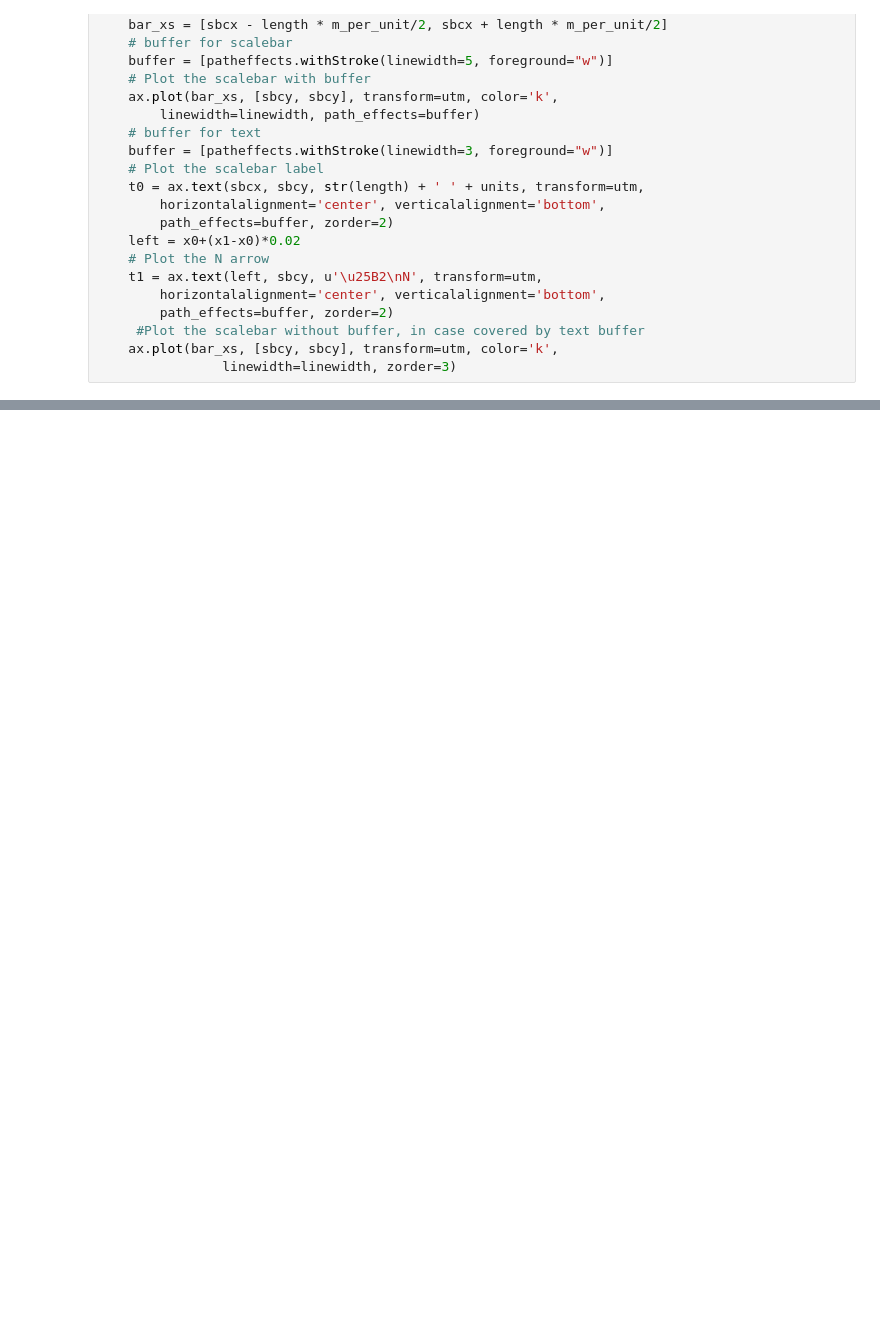
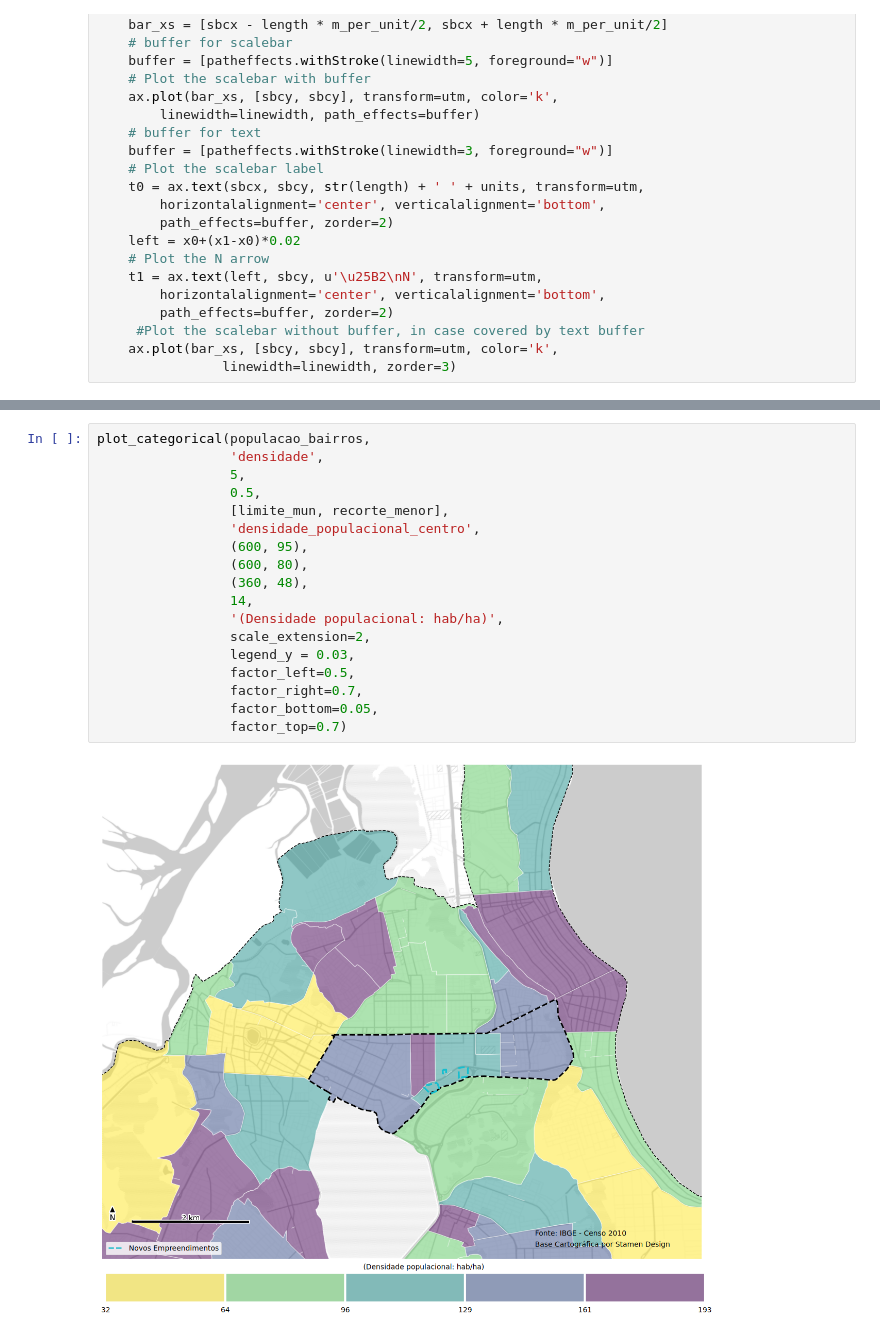
Before and after one commit to fc-anjos/cartografia-joao-pessoa, a Jupyter notebook: POPULACAO_NEW.ipynb, the cells around one changed output, grey strips where cells are left out. Saved outputs shown, nothing was run; the diff lists cells and outputs as text; blank space fills up the shorter version.

```diff
--- a/POPULACAO_NEW.ipynb
+++ b/POPULACAO_NEW.ipynb
@@ -208,0 +262,20 @@ plt.show()
+# %%
+plot_categorical(populacao_bairros,
+                 'densidade',
+                 5,
+                 0.5,
+                 [limite_mun, recorte_menor],
+                 'densidade_populacional_centro',
+                 (600, 95),
+                 (600, 80),
+                 (360, 48),
+                 14,
+                 '(Densidade populacional: hab/ha)',
+                 scale_extension=2,
+                 legend_y = 0.03,
+                 factor_left=0.5,
+                 factor_right=0.7,
+                 factor_bottom=0.05,
+                 factor_top=0.7)
+# %% [output]
+[figure, added]
```
Also changed, not shown: parts of 6 cells of this notebook, 1 other file.
